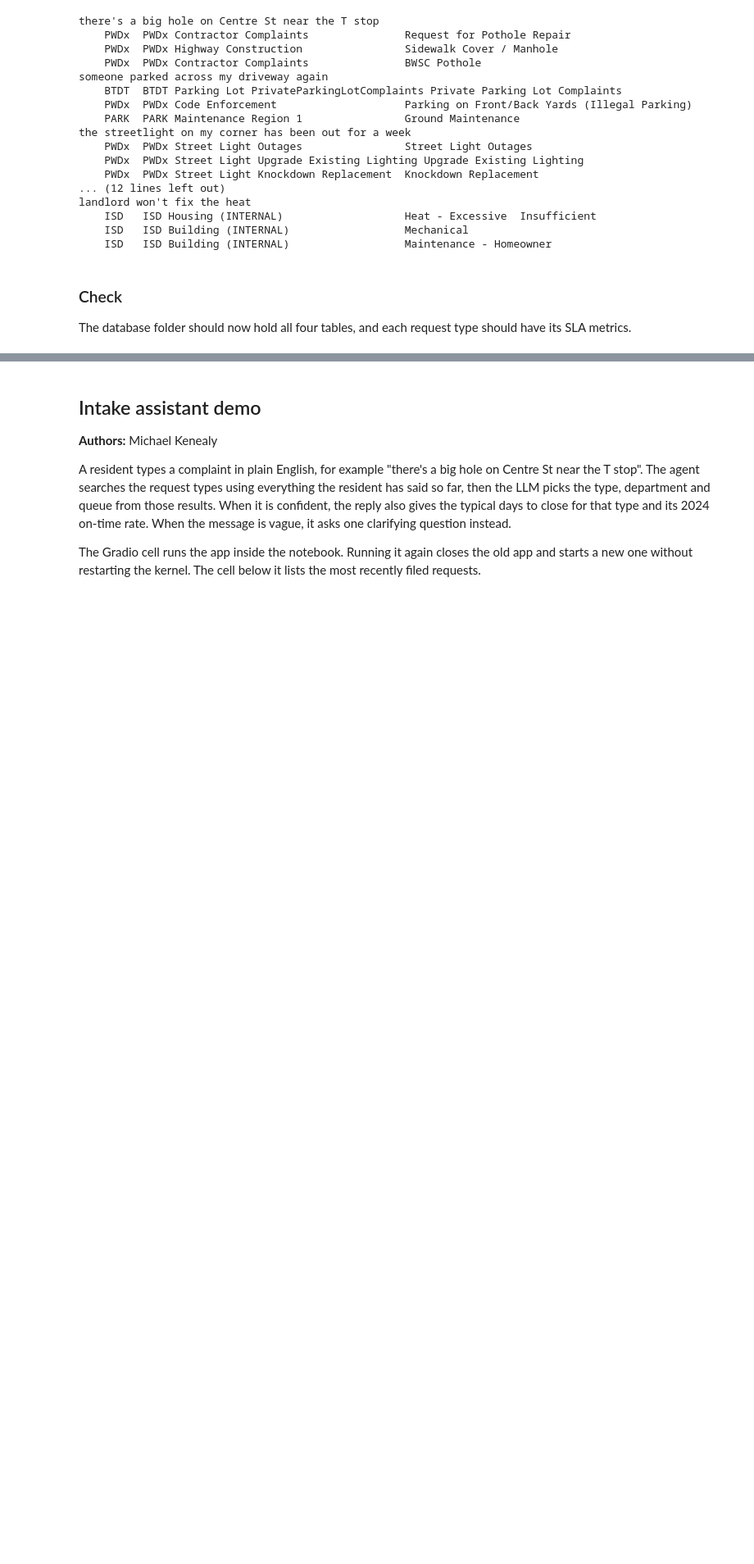
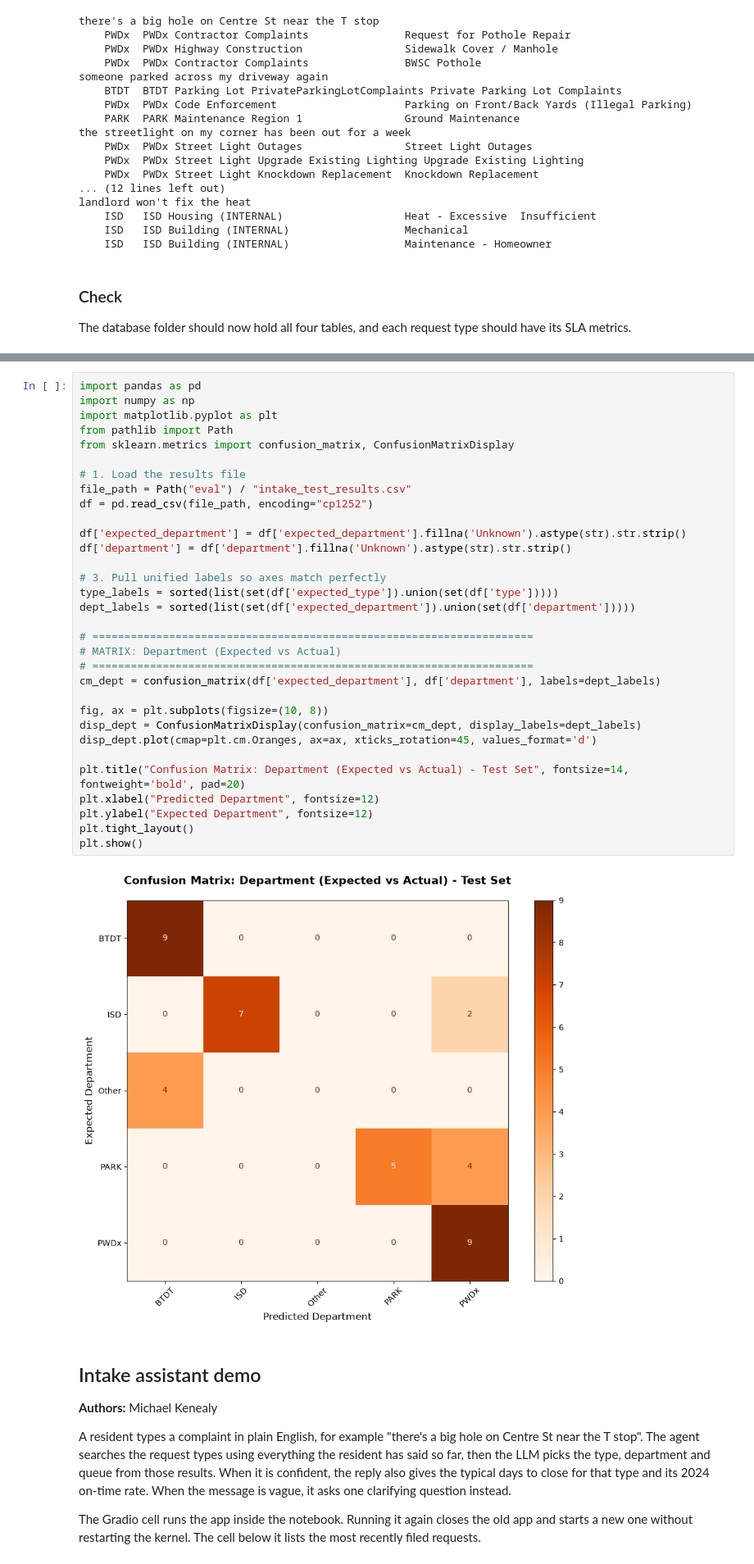
Before and after one commit to txti/dads5250-311-intake-assistant, a Jupyter notebook: notebooks/boston-311-staffing-and-intake.ipynb, the cells around one changed output, grey strips where cells are left out. Shown at 82% size. Drawn from its saved outputs; the diff is of its cells as text; blank space fills up the shorter version.

```diff
--- a/notebooks/boston-311-staffing-and-intake.ipynb
+++ b/notebooks/boston-311-staffing-and-intake.ipynb
@@ -2241,3 +2297,37 @@ DB.open_table("request_types").to_pandas()[["type", "median_days_to_close", "on_
+# %%
+import pandas as pd
+import numpy as np
+import matplotlib.pyplot as plt
+from pathlib import Path
+from sklearn.metrics import confusion_matrix, ConfusionMatrixDisplay
+
+# 1. Load the results file
+file_path = Path("eval") / "intake_test_results.csv"
+df = pd.read_csv(file_path, encoding="cp1252")
+
+df['expected_department'] = df['expected_department'].fillna('Unknown').astype(str).str.strip()
+df['department'] = df['department'].fillna('Unknown').astype(str).str.strip()
+
+# 3. Pull unified labels so axes match perfectly
+type_labels = sorted(list(set(df['expected_type']).union(set(df['type']))))
+dept_labels = sorted(list(set(df['expected_department']).union(set(df['department']))))
+
+# =====================================================================
+# MATRIX: Department (Expected vs Actual)
+# =====================================================================
+cm_dept = confusion_matrix(df['expected_department'], df['department'], labels=dept_labels)
+
+fig, ax = plt.subplots(figsize=(10, 8))
+disp_dept = ConfusionMatrixDisplay(confusion_matrix=cm_dept, display_labels=dept_labels)
+disp_dept.plot(cmap=plt.cm.Oranges, ax=ax, xticks_rotation=45, values_format='d')
+
+plt.title("Confusion Matrix: Department (Expected vs Actual) - Test Set", fontsize=14, fontweight='bold', pad=20)
+plt.xlabel("Predicted Department", fontsize=12)
+plt.ylabel("Expected Department", fontsize=12)
+plt.tight_layout()
+plt.show()
+# %% [output]
+[figure, added]
 # %% [markdown]
 ## Intake assistant demo
 
```
Also changed, not shown: parts of 8 cells of this notebook, 4 other files.
